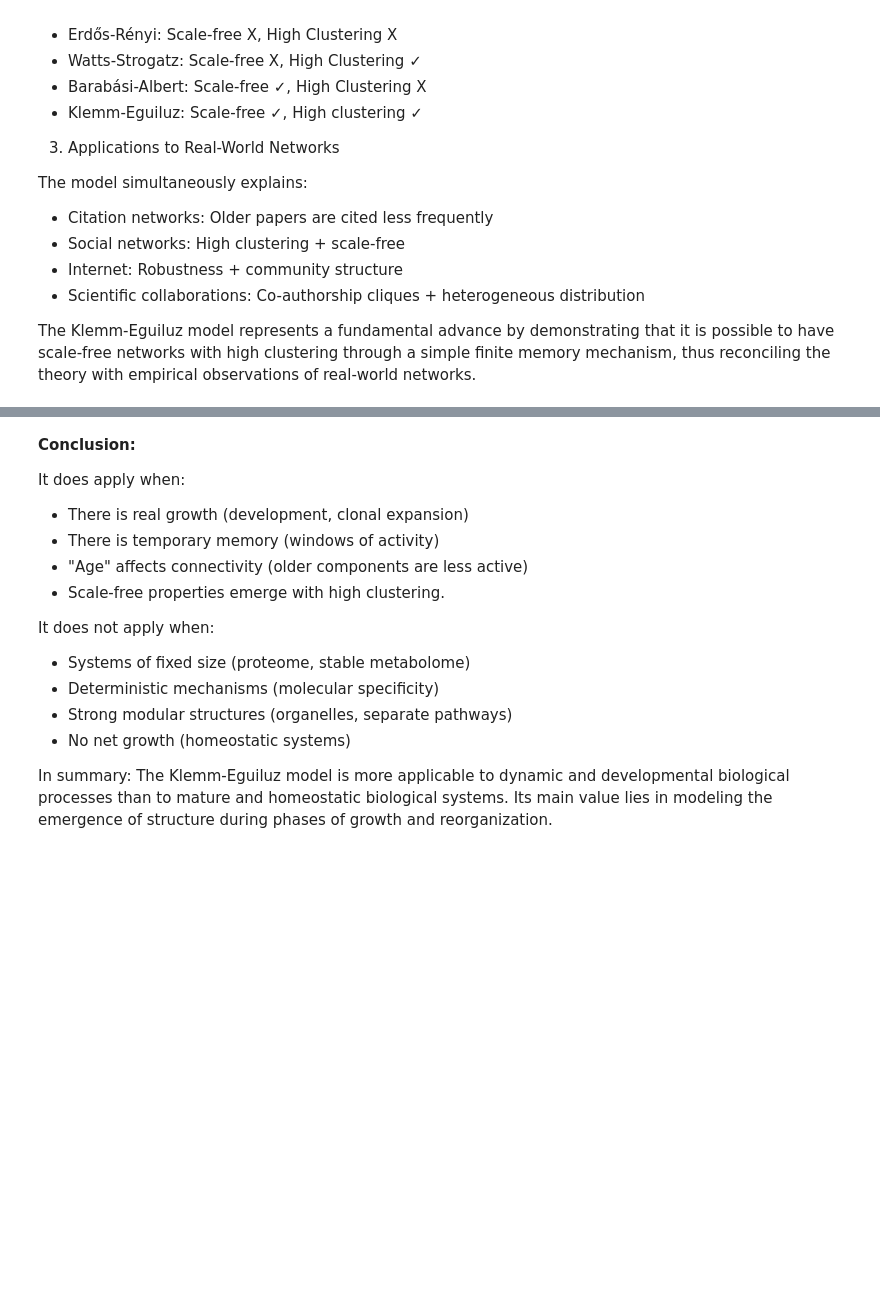
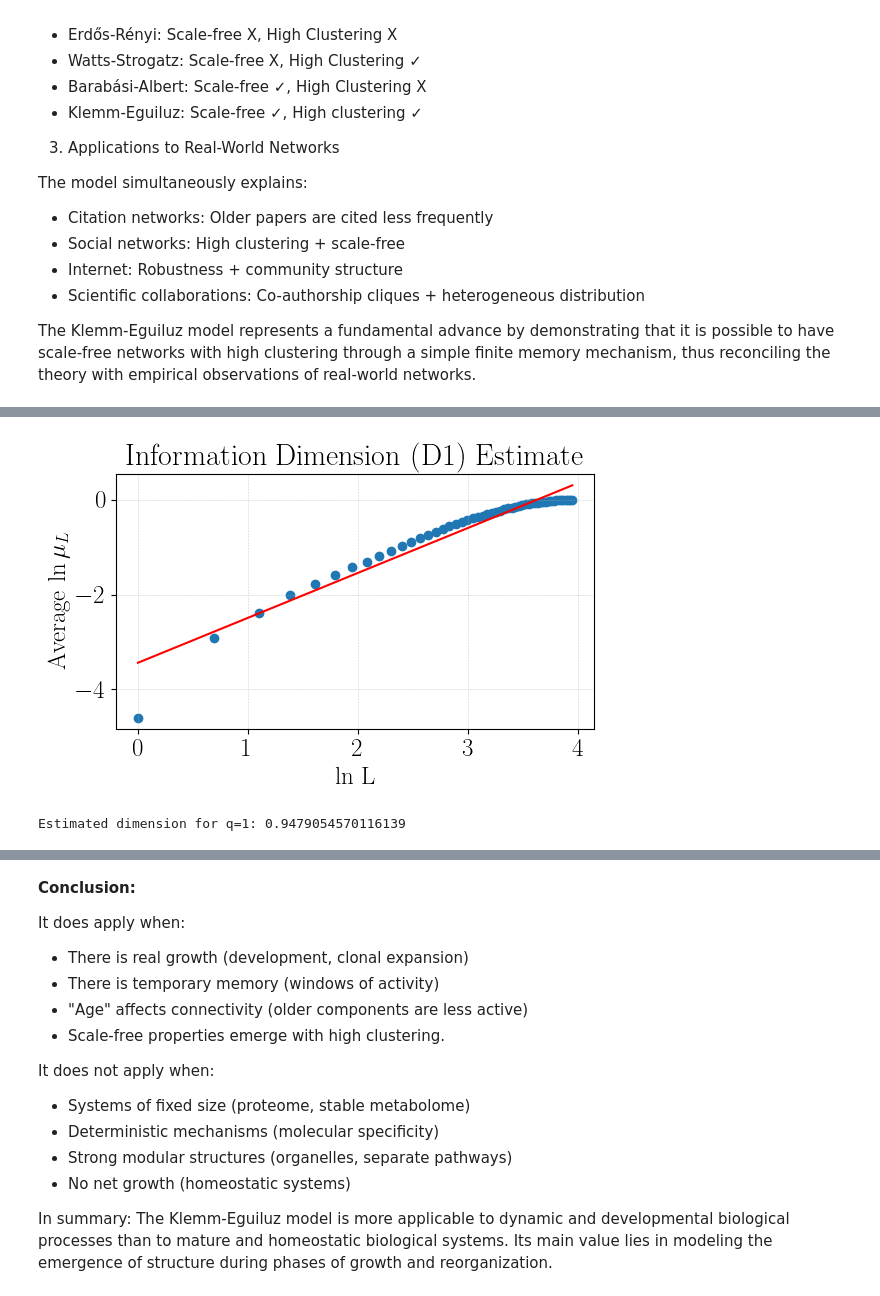
Before and after one commit to ikerbenidorm/structured-scale-free-networks, a Jupyter notebook: notebooks/main_draft.ipynb, the cells around one changed output, grey strips where cells are left out. Drawn from its saved outputs; the diff is of its cells as text; code cells hidden in the pictures; blank space fills up the shorter version.

```diff
--- a/notebooks/main_draft.ipynb
+++ b/notebooks/main_draft.ipynb
@@ -460,0 +491,7 @@ The Klemm-Eguiluz model represents a fundamental advance by demonstrating that i
+# %%
+q = 1
+dimension_value = src.fit_dimension(G, diameter, q=q)
+print(f"Estimated dimension for q={q}: {dimension_value}")
+# %% [output]
+[figure, added]
+Estimated dimension for q=1: 0.9479054570116139
```
Also changed, not shown: parts of 6 cells of this notebook, 1 other file.
